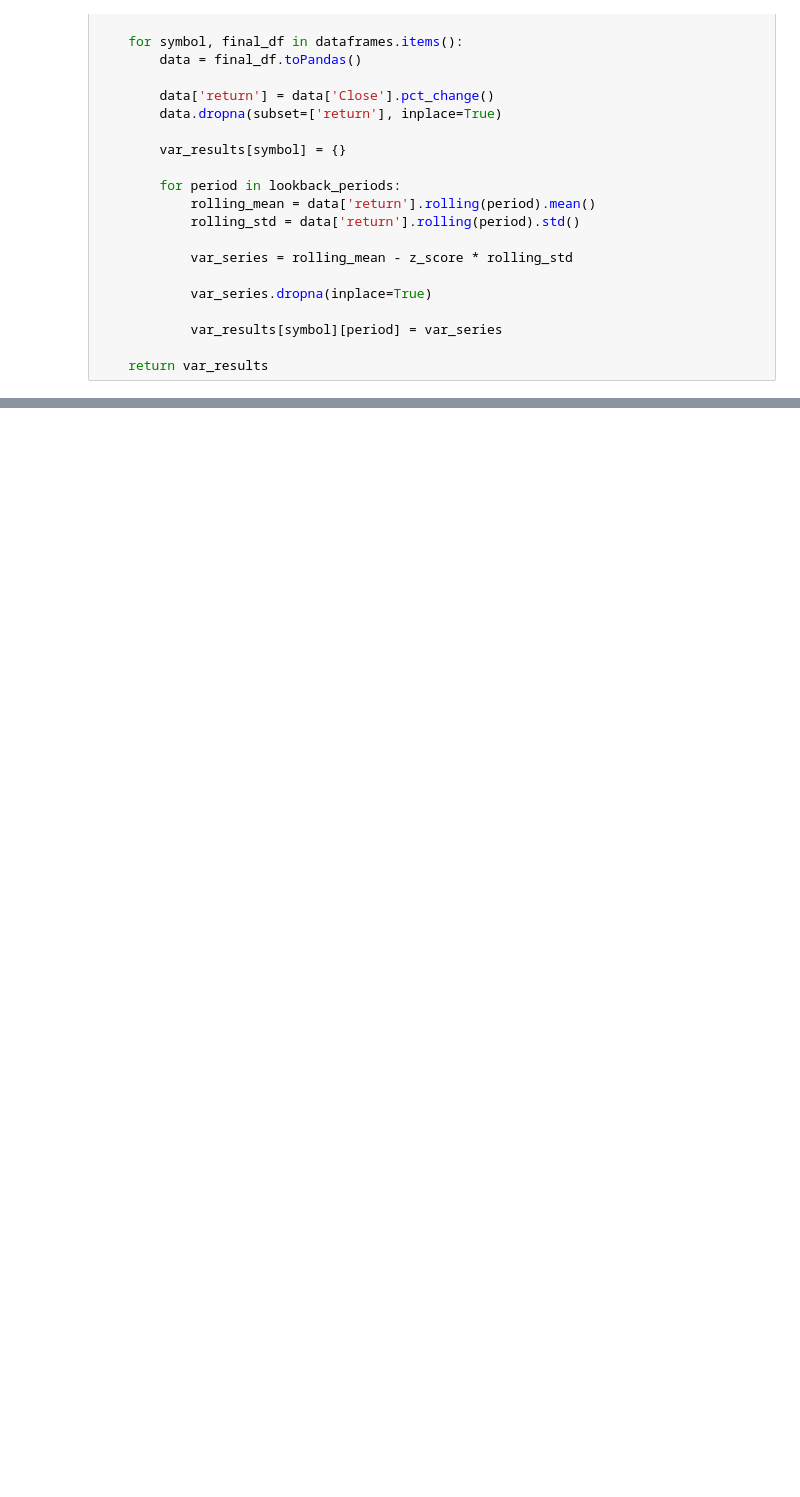
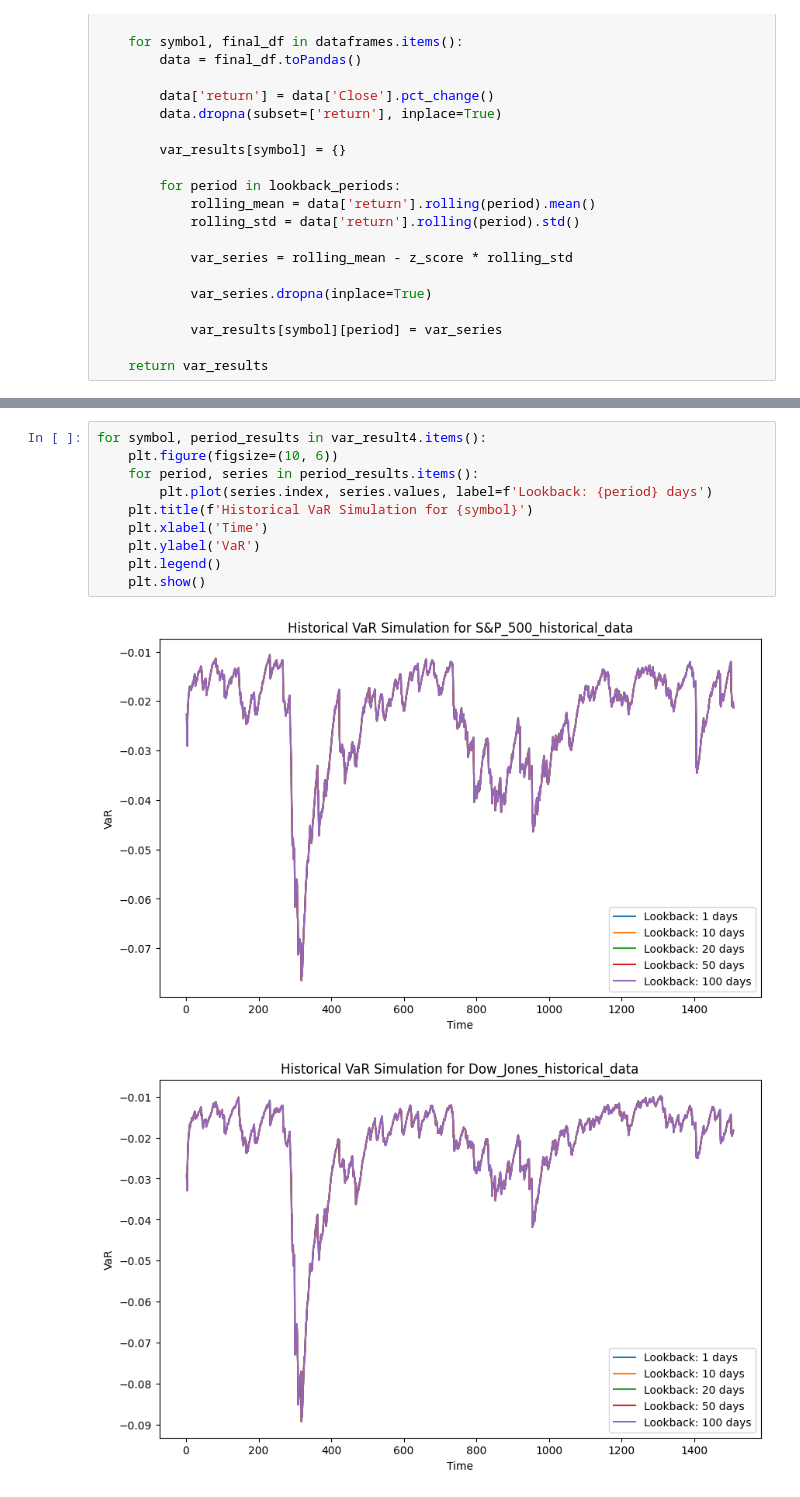
Before and after one commit to laplasjan/BigData, a Jupyter notebook: VaR.ipynb, the cells around one changed output, grey strips where cells are left out. Drawn from its saved outputs; the diff is of its cells as text; blank space fills up the shorter version.

```diff
--- a/VaR.ipynb
+++ b/VaR.ipynb
@@ -365,0 +376,13 @@ for symbol, period_results in var_results3.items():
+# %%
+for symbol, period_results in var_result4.items():
+    plt.figure(figsize=(10, 6))
+    for period, series in period_results.items():
+        plt.plot(series.index, series.values, label=f'Lookback: {period} days')
+    plt.title(f'Historical VaR Simulation for {symbol}')
+    plt.xlabel('Time')
+    plt.ylabel('VaR')
+    plt.legend()
+    plt.show()
+# %% [output]
+[figure, added]
+[figure, added]
```
Also changed, not shown: parts of 19 cells of this notebook.
